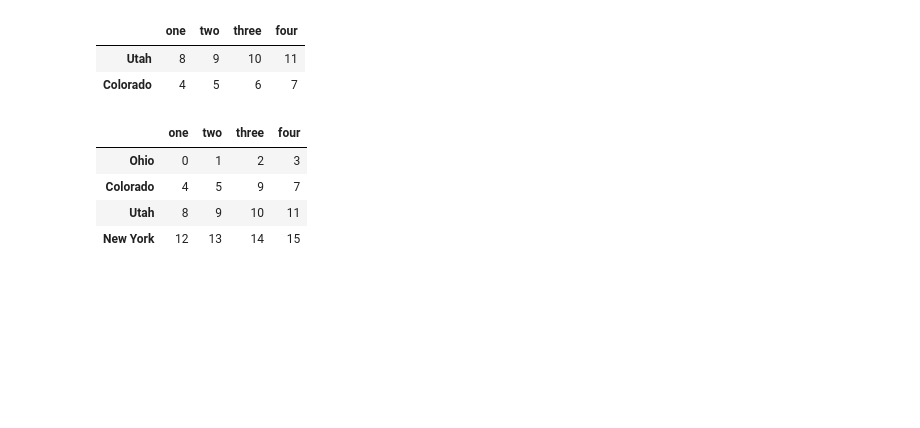
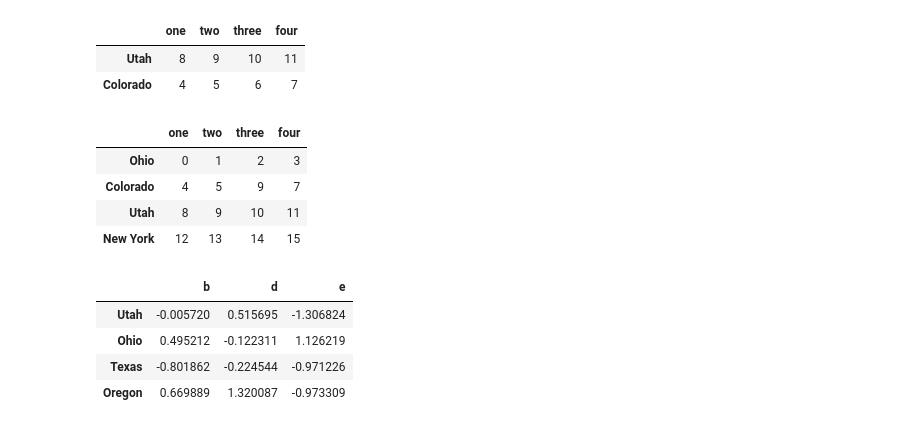
Before and after one commit to GabriCala25/Python_projects, a Jupyter notebook: python_for_data_analysis_exercises/Basics.ipynb, the cells around one changed output. Drawn from its saved outputs; the diff is of its cells as text; code cells hidden in the pictures; blank space fills up the shorter version.

```diff
--- a/python_for_data_analysis_exercises/Basics.ipynb
+++ b/python_for_data_analysis_exercises/Basics.ipynb
@@ -465,3 +465,15 @@ data
 | Colorado | 4 | 5 | 9 | 7 |
 | Utah | 8 | 9 | 10 | 11 |
 | New York | 12 | 13 | 14 | 15 |
+# %%
+# function application and mapping
+frame = pd.DataFrame(np.random.standard_normal((4, 3)),
+                     columns=["b", "d", "e"],
+                     index=["Utah", "Ohio", "Texas", "Oregon"])
+frame
+# %% [output]
+|  | b | d | e |
+| Utah | -0.005720 | 0.515695 | -1.306824 |
+| Ohio | 0.495212 | -0.122311 | 1.126219 |
+| Texas | -0.801862 | -0.224544 | -0.971226 |
+| Oregon | 0.669889 | 1.320087 | -0.973309 |
```
Also changed, not shown: parts of 14 cells of this notebook.
